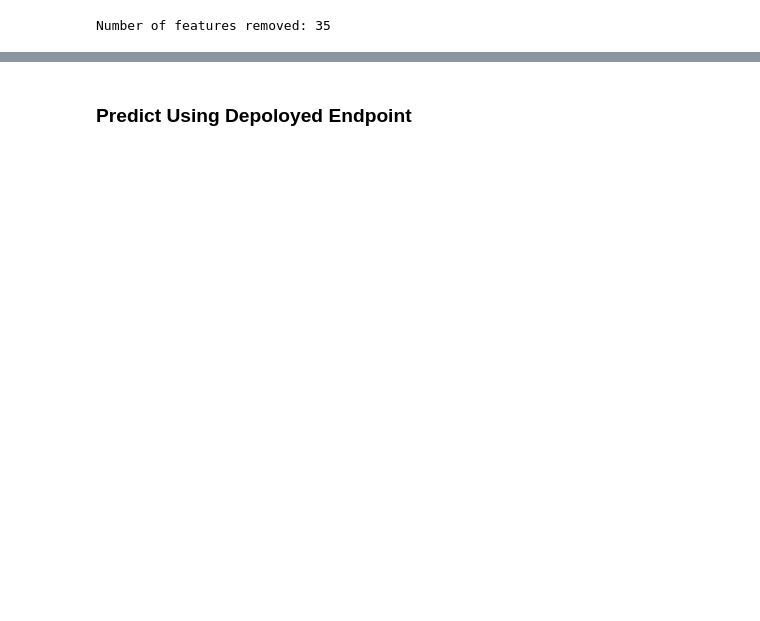
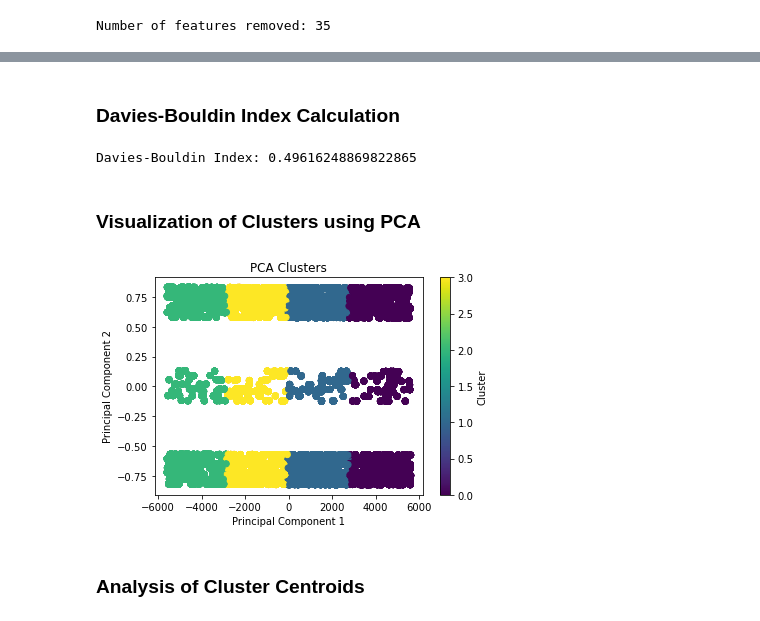
Before and after one commit to taradehdari/ads508-team6-project, a Jupyter notebook: modelTraining/modelTraining.ipynb, the cells around one changed output, grey strips where cells are left out. Drawn from its saved outputs; the diff is of its cells as text; code cells hidden in the pictures; blank space fills up the shorter version.

Commit message:
training model

```diff
--- a/modelTraining/modelTraining.ipynb
+++ b/modelTraining/modelTraining.ipynb
@@ -210,0 +129,25 @@ Model for k=4 trained and saved to s3://team6datasets/kmeans_model_output//kmean
+# %%
+# Convert DataFrame to NumPy array (excluding CustomerID)
+features_np = reduced_features.values.astype('float32')
+
+# Define hyperparameters for KMeans model
+hyperparameters = {'k': 4}
+
+# Set k value
+k_value = hyperparameters['k']
+
+# Create KMeans model
+kmeans = KMeans(n_clusters=k_value, init='random', n_init=10, random_state=42)
+
+# Fit the model
+print(f"Training model for k={k_value}...")
+kmeans.fit(features_np)
+
+# Get cluster labels
+cluster_labels = kmeans.labels_
+
+# Print centroids
+print("Centroids:")
+print(kmeans.cluster_centers_)
+
+print(f"Model for k={k_value} trained.")
@@ -323,0 +241,6 @@ ValueError: An AWS IAM role is required to create an estimator.
+# %%
+# Convert DataFrame to NumPy array
+features_np_validate = reduced_features_validate.values.astype('float32')
+
+# Predict clusters for Validation data
+cluster_predictions = kmeans.predict(features_np_validate)
@@ -370,2 +268,0 @@ Predicting Clusters for Validation Data
-# %% [markdown]
-### Predict Using Depoloyed Endpoint
@@ -380,0 +269,26 @@ Predicting Clusters for Validation Data
+# %% [markdown]
+### Davies-Bouldin Index Calculation
+# %%
+# Calculate Davies-Bouldin index
+db_index = davies_bouldin_score(features_np_validate, cluster_predictions)
+print(f"Davies-Bouldin Index: {db_index}")
+# %% [output]
+Davies-Bouldin Index: 0.49616248869822865
+# %% [markdown]
+### Visualization of Clusters using PCA
+# %%
+# Reduce dimensionality with PCA
+pca = PCA(n_components=2)
+principal_components = pca.fit_transform(features_np_validate)
+
+# Plot clusters
+plt.scatter(principal_components[:, 0], principal_components[:, 1], c=cluster_predictions, cmap='viridis')
+plt.xlabel('Principal Component 1')
+plt.ylabel('Principal Component 2')
+plt.title('PCA Clusters')
+plt.colorbar(label='Cluster')
+plt.show()
+# %% [output]
+[figure, added]
+# %% [markdown]
+### Analysis of Cluster Centroids
```
Also changed, not shown: parts of 40 cells of this notebook, 5 other files.
